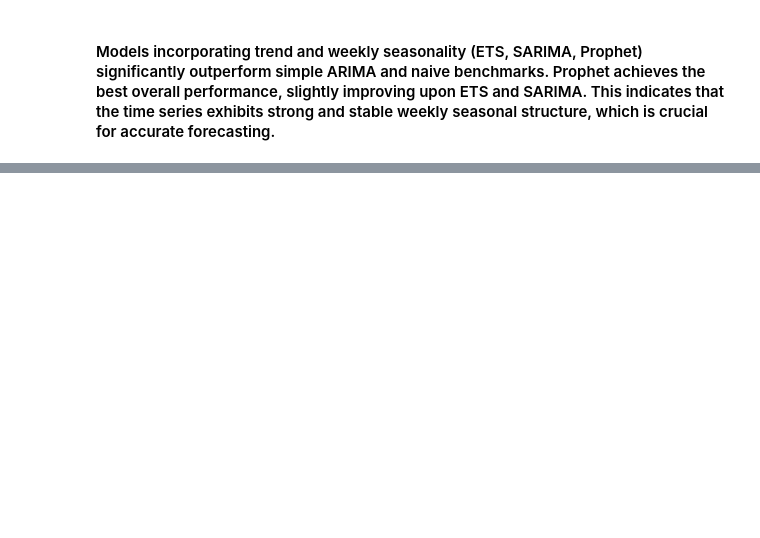
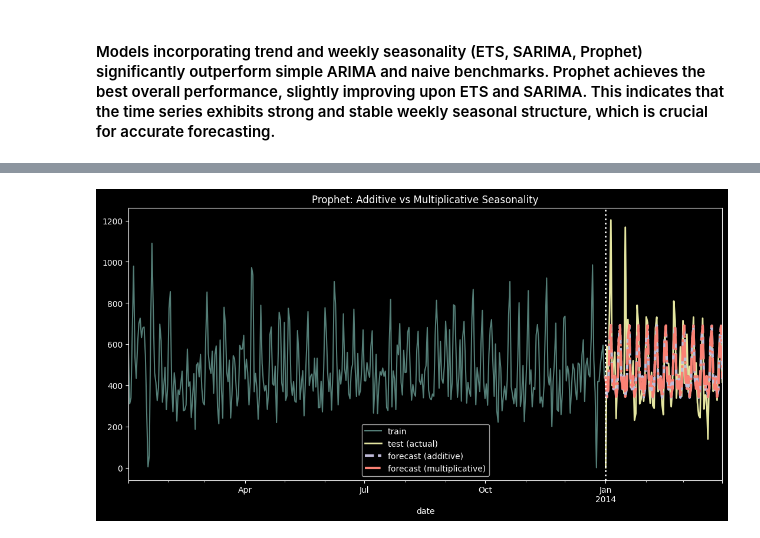
Before and after one commit to pavlovamarija-sys/TimeSeries-Favorita-Store, a Jupyter notebook: week_02/statistical_models.ipynb, the cells around one changed output, grey strips where cells are left out. Drawn from its saved outputs; the diff is of its cells as text; code cells hidden in the pictures; blank space fills up the shorter version.

Commit message:
Update statistical_models notebook

```diff
--- a/week_02/statistical_models.ipynb
+++ b/week_02/statistical_models.ipynb
@@ -255,0 +277,8 @@ plt.show()
+# %%
+prophet_mult = Prophet(seasonality_mode="multiplicative")
+prophet_mult.fit(train_series)
+forecast_mult = prophet_mult.predict(len(test_series))
+
+print("MULT MAE :", mae(test_series, forecast_mult))
+print("MULT RMSE:", rmse(test_series, forecast_mult))
+print("MULT sMAPE:", smape(test_series, forecast_mult))
@@ -255,0 +291,29 @@ plt.show()
+# %%
+import matplotlib.pyplot as plt
+from darts.models import Prophet
+
+# ----- Additive -----
+prophet_add = Prophet(seasonality_mode="additive")
+prophet_add.fit(train_series)
+forecast_add = prophet_add.predict(len(test_series))
+
+# ----- Multiplicative -----
+prophet_mult = Prophet(seasonality_mode="multiplicative")
+prophet_mult.fit(train_series)
+forecast_mult = prophet_mult.predict(len(test_series))
+
+# ----- Plot comparison -----
+plt.figure(figsize=(13, 6))
+
+train_series.plot(label="train", linewidth=1.5, alpha=0.6)
+test_series.plot(label="test (actual)", linewidth=2, alpha=0.9)
+forecast_add.plot(label="forecast (additive)", linewidth=3, linestyle="--")
+forecast_mult.plot(label="forecast (multiplicative)", linewidth=3, linestyle="-.")
+
+# Split marker (must be in same cell/figure)
+plt.axvline(x=test_series.start_time(), linestyle=":", linewidth=2)
+
+plt.title("Prophet: Additive vs Multiplicative Seasonality")
+plt.legend()
+plt.show()
+# %% [output]
@@ -255,0 +324 @@ plt.show()
+[figure, added]
```
Also changed, not shown: parts of 8 cells of this notebook.
